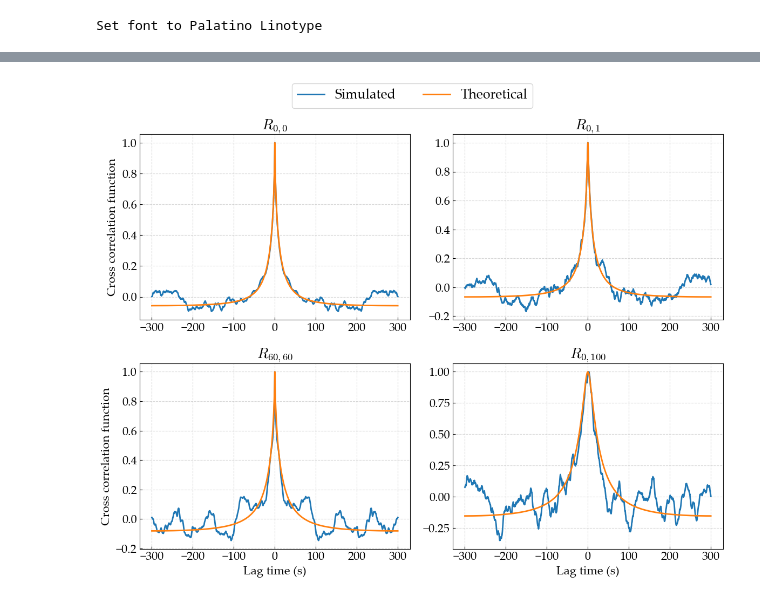
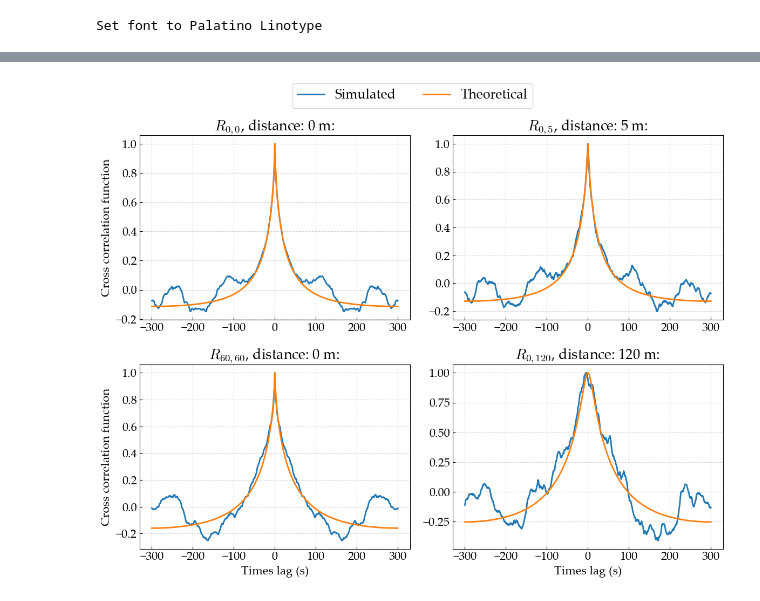
Before and after one commit to NanxiiChen/wind-simulation-GPU, a Jupyter notebook: examples/validate_cross_correlation.ipynb, the cells around one changed output, grey strips where cells are left out. Cells and saved outputs as stored; diff of their text form; code cells hidden in the pictures.

```diff
--- a/examples/validate_cross_correlation.ipynb
+++ b/examples/validate_cross_correlation.ipynb
@@ -40,11 +40,11 @@ if os.path.exists(font_path):
 Set font to Palatino Linotype
 # %%
 from stochastic_wind_simulate import get_simulator, get_visualizer
-simulator = get_simulator(backend="numpy", key=42, spectrum_type="kaimal-nd")
+simulator = get_simulator(backend="numpy", key=0, spectrum_type="kaimal-nd")
 simulator.update_parameters(
-    U_d=20.0,
+    U_d=10.0,
     H_bar=20.0,
-    alpha_0=0.12,
+    alpha_0=0.30,
     z_0=0.01,
     w_up=5.0,
 )
@@ -104,7 +191,7 @@ for freq_idx, freq in enumerate(frequencies_theory):
 # %%
-fig, axes = plt.subplots(2, 3, figsize=(12, 9))
+fig, axes = plt.subplots(2, 3, figsize=(12, 9), sharex=True, sharey=True)
 axes = axes.flatten()
-indices = np.arange(0, len(positions), len(positions) // 6)[:6]
+indices = np.arange(0, len(positions)+1, len(positions) // 5)
 for i, idx in enumerate(indices):
     ax = axes[i]
     data = samples[indices[i]]
@@ -115,12 +202,12 @@ for i, idx in enumerate(indices):
         window='hann',
         scaling='density',
     )
-    ax.loglog(frequencies,
-              psd, label="Simulated",
-              color="C0", lw=2)
+    ax.loglog(frequencies[1:],
+              psd[1:], label="Simulated",
+              color="C0", lw=2, )
     ax.loglog(
-        frequencies_theory,
-        S_theory[:, indices[i]],
+        frequencies_theory[1:],
+        S_theory[1:, indices[i]],
         label="Theoretical",
         color="C1",
         lw=2
@@ -144,7 +231,7 @@ fig.savefig("../wind_simulation_paper/validate_psd.pdf", bbox_inches='tight')
 # %%
-fig, axes = plt.subplots(2, 3, figsize=(12, 9))
+fig, axes = plt.subplots(2, 3, figsize=(12, 9), sharex=True, sharey=True)
 axes = axes.flatten()
-indices = np.arange(0, len(positions), len(positions) // 6)[:6]
+indices = np.arange(0, len(positions)+1, len(positions) // 5)
 for i, idx in enumerate(indices):
     ax = axes[i]
     data = samples[indices[i]]
@@ -158,12 +245,12 @@ for i, idx in enumerate(indices):
     u_star = u_stars[indices[i]]
     z = positions[indices[i], 2]
     uz = wind_speeds[indices[i]]
-    ax.loglog(frequencies * z / uz,
-              psd*frequencies / u_star**2, label="Simulated",
+    ax.loglog(frequencies[1:] * z / uz,
+              psd[1:] * frequencies[1:] / u_star**2, label="Simulated",
               color="C0", lw=2)
     ax.loglog(
-        frequencies_theory * z / uz,
-        S_theory[:, indices[i]] * frequencies_theory / u_star**2,
+        frequencies_theory[1:] * z / uz,
+        S_theory[1:, indices[i]] * frequencies_theory[1:] / u_star**2,
         label="Theoretical",
         color="C1",
         lw=2
@@ -188,39 +275,42 @@ fig.savefig("../wind_simulation_paper/validate_psd_norm.pdf", bbox_inches='tight
 # %%
-pairs = [(0, 0), (0, 1), (60, 60), (0, 100)]
+pairs = [(0, 0), (0, 5), (60, 60), (0, 120)]
 visualizer = get_visualizer(backend="numpy", key=42, simulator=simulator)
 fig, axes = plt.subplots(2, 2, figsize=(12, 9))
 axes = axes.flatten()
 for i, pair in enumerate(pairs):
     ax = axes[i]
     idx1, idx2 = pair
+    dist = np.linalg.norm(positions[idx1] - positions[idx2])
 
     plot_lag_times, plot_corr, theo_plot_times, theo_plot = \
         visualizer.plot_cross_correlation(
             samples,
             positions,
             wind_speeds,
             show=False,
             component="u",
             indices=pair,
             return_data=True
         )
 
-    ax.plot(plot_lag_times, plot_corr, label="Simulated", color="C0", lw=2)
-    ax.plot(theo_plot_times, theo_plot, label="Theoretical", color="C1", lw=2)
+    ax.plot(plot_lag_times, plot_corr
+            , label="Simulated", color="C0", lw=2)
+    ax.plot(theo_plot_times, theo_plot
+            , label="Theoretical", color="C1", lw=2)
     x1, y1, z1 = positions[idx1]
     x2, y2, z2 = positions[idx2]
-    ax.set_title(rf"$R_{{{idx1}, {idx2}}}$")
+    ax.set_title(rf"$R_{{{idx1}, {idx2}}}$" + f", distance: {dist:.0f} m: ")
     if i % 2 == 0:
         ax.set_ylabel("Cross correlation function")
     if i >= 2:
-        ax.set_xlabel("Lag time (s)")
+        ax.set_xlabel("Times lag (s)")
     ax.xaxis.set_major_locator(plt.MultipleLocator(100))
 # customize legend
 lines, labels = axes[0].get_legend_handles_labels()
 fig.legend(lines, labels, loc='lower center', bbox_to_anchor=(0.5, 0.98), ncol=2, fontsize=18)
 fig.tight_layout()
 fig.savefig("./img/validate_correlation.png", dpi=300, bbox_inches='tight')
 fig.savefig("./img/validate_correlation.pdf", bbox_inches='tight')
 fig.savefig("../wind_simulation_paper/validate_correlation.pdf", bbox_inches='tight')
 # %% [output]
-[figure, old version]
+[figure, new version]
```
Also changed, not shown: parts of 14 cells of this notebook, 16 other files.
